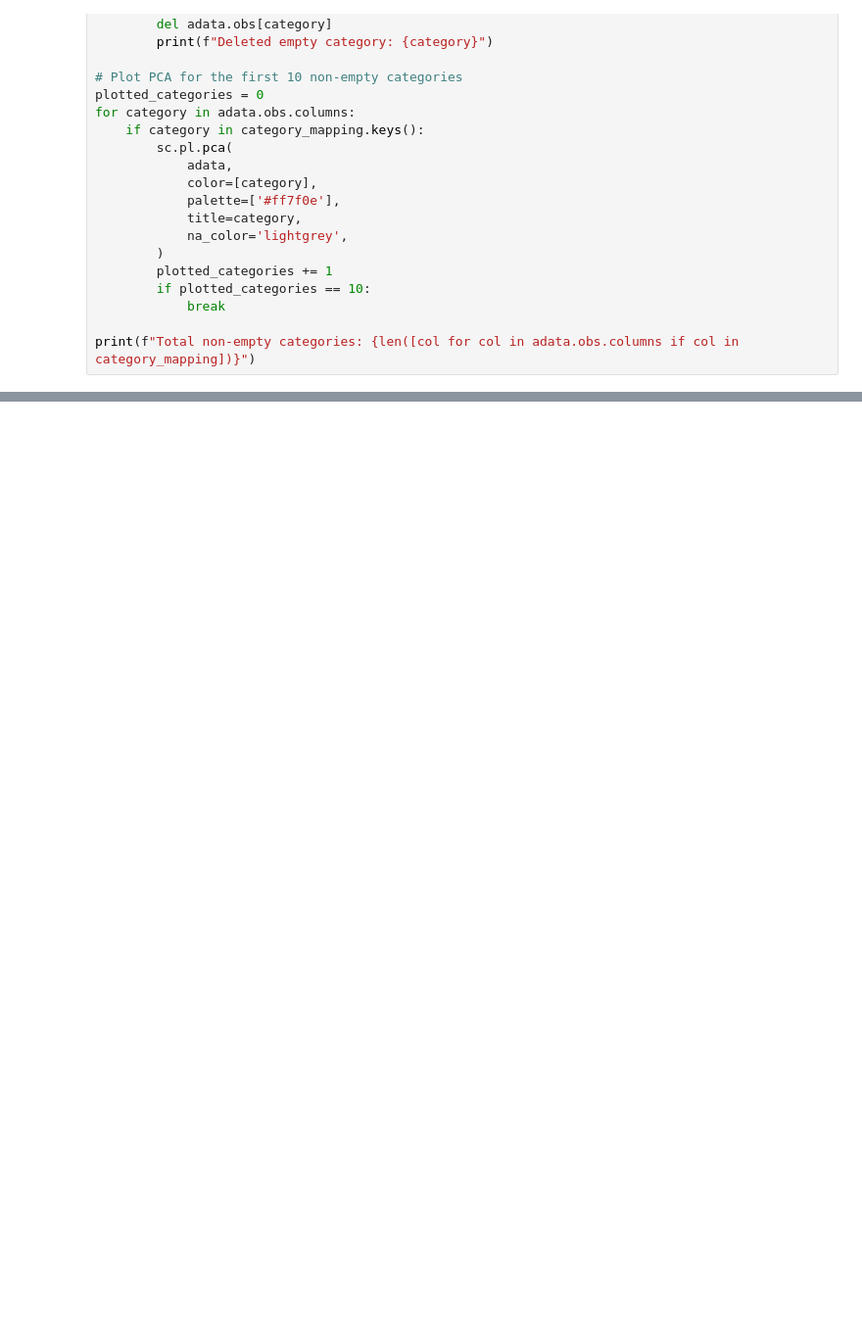
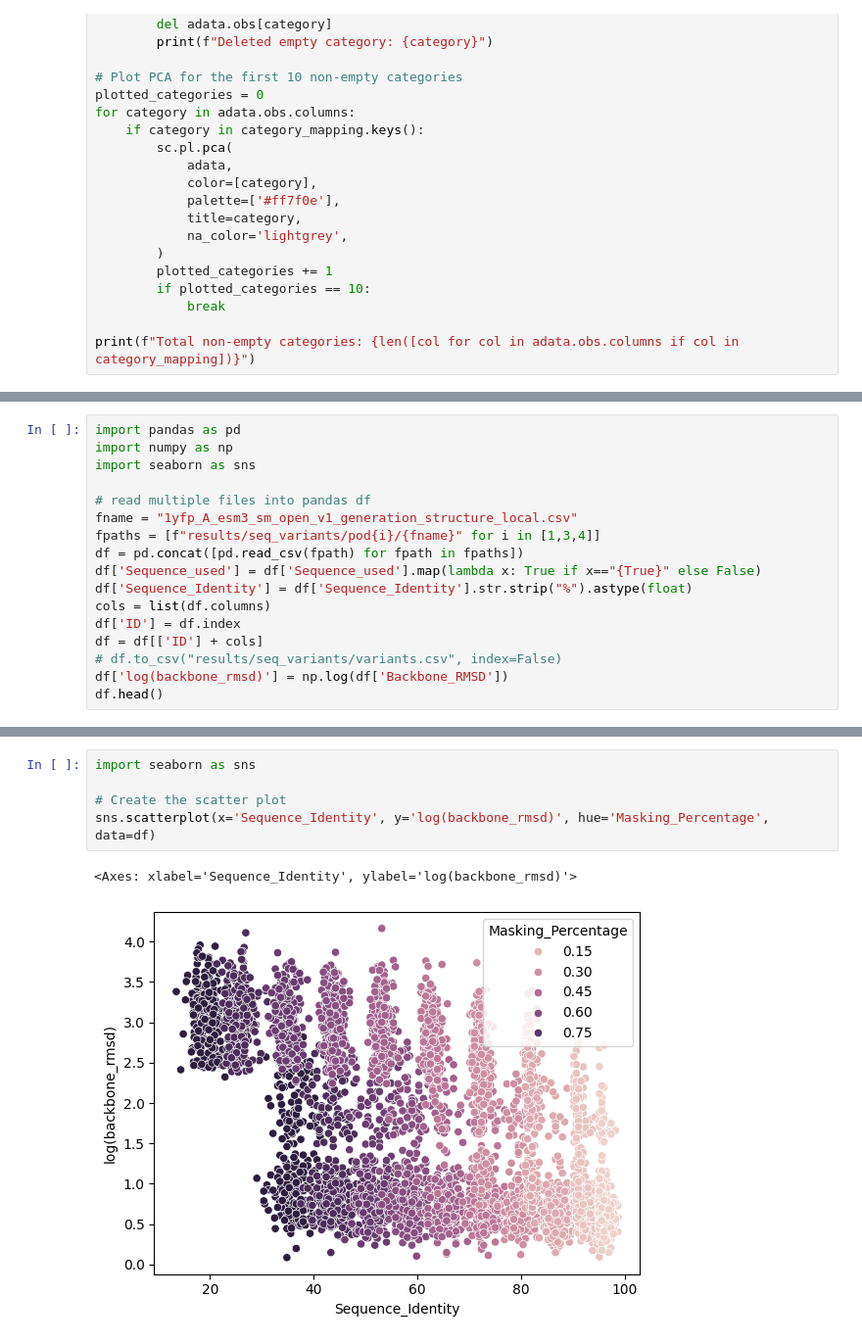
Before and after one commit to wconnell/genplasmid, a Jupyter notebook: notebooks/eval-emb.ipynb, the cells around one changed output, grey strips where cells are left out. Shown at 98% size. Cells and saved outputs as stored; diff of their text form; blank space fills up the shorter version.

```diff
--- a/notebooks/eval-emb.ipynb
+++ b/notebooks/eval-emb.ipynb
@@ -285,0 +288,17 @@ print(f"Total non-empty categories: {len([col for col in adata.obs.columns if co
+# %%
+import pandas as pd
+import numpy as np
+import seaborn as sns
+
+# read multiple files into pandas df
+fname = "1yfp_A_esm3_sm_open_v1_generation_structure_local.csv"
+fpaths = [f"results/seq_variants/pod{i}/{fname}" for i in [1,3,4]]
+df = pd.concat([pd.read_csv(fpath) for fpath in fpaths])
+df['Sequence_used'] = df['Sequence_used'].map(lambda x: True if x=="{True}" else False)
+df['Sequence_Identity'] = df['Sequence_Identity'].str.strip("%").astype(float)
+cols = list(df.columns)
+df['ID'] = df.index
+df = df[['ID'] + cols]
+# df.to_csv("results/seq_variants/variants.csv", index=False)
+df['log(backbone_rmsd)'] = np.log(df['Backbone_RMSD'])
+df.head()
@@ -285,0 +312,8 @@ print(f"Total non-empty categories: {len([col for col in adata.obs.columns if co
+# %%
+import seaborn as sns
+
+# Create the scatter plot
+sns.scatterplot(x='Sequence_Identity', y='log(backbone_rmsd)', hue='Masking_Percentage', data=df)
+# %% [output]
+<Axes: xlabel='Sequence_Identity', ylabel='log(backbone_rmsd)'>
+[figure, added]
```
Also changed, not shown: parts of 17 cells of this notebook, 3 other files.
